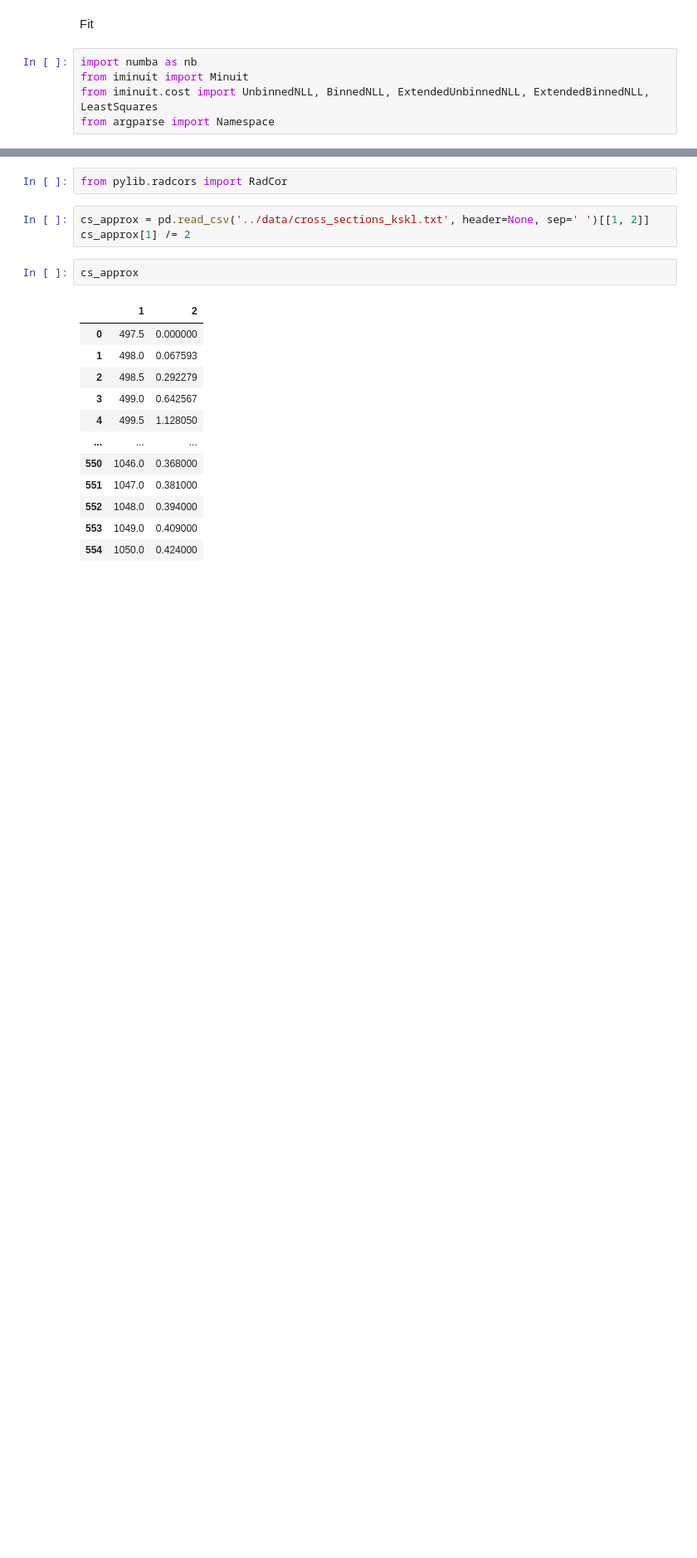
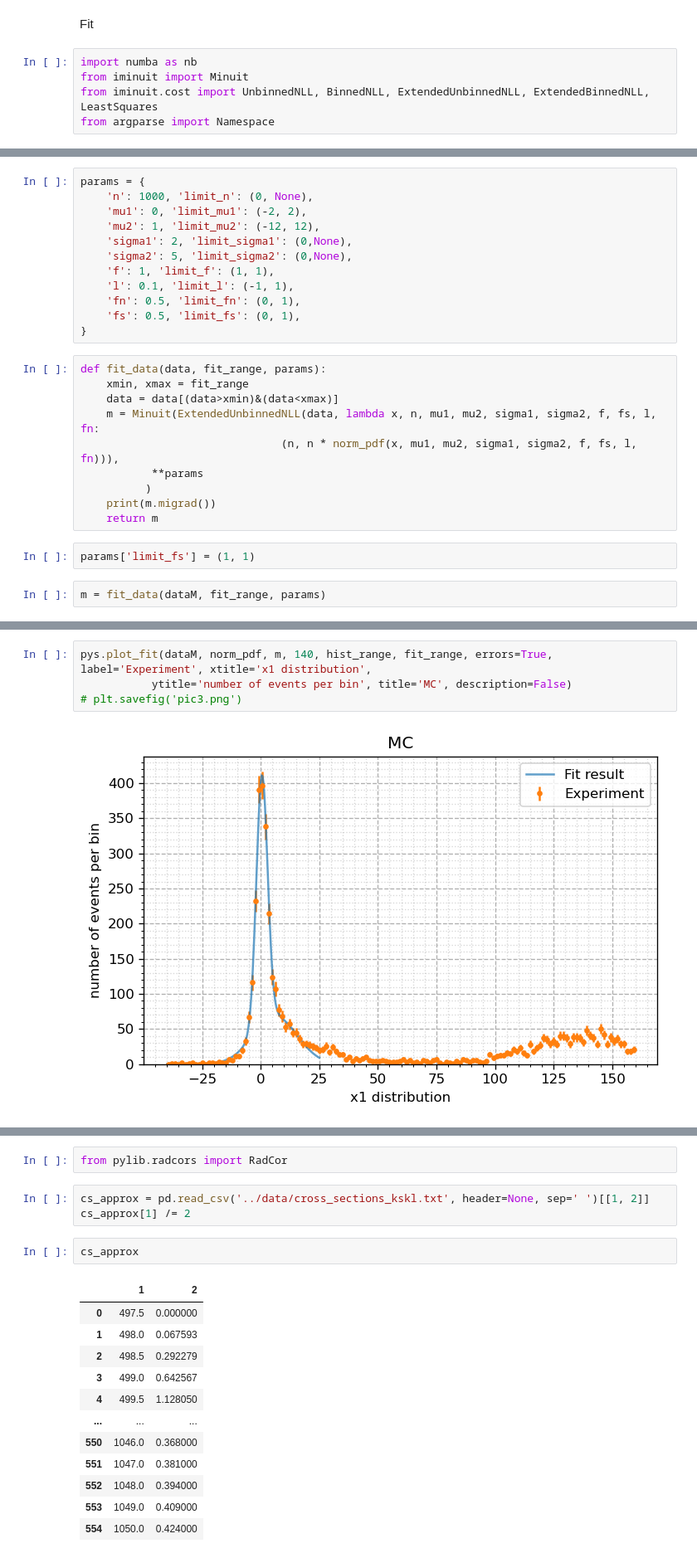
Before and after one commit to nikita-p/kskl20, a Jupyter notebook: notebooks/03. Cross section.ipynb, the cells around one changed output, grey strips where cells are left out. Shown at 83% size. Cells and saved outputs as stored; diff of their text form; blank space fills up the shorter version.

```diff
--- a/notebooks/03. Cross section.ipynb
+++ b/notebooks/03. Cross section.ipynb
@@ -156,0 +156,26 @@ NameError: name 'm' is not defined
+# %%
+params = {
+    'n': 1000, 'limit_n': (0, None),
+    'mu1': 0, 'limit_mu1': (-2, 2),
+    'mu2': 1, 'limit_mu2': (-12, 12),
+    'sigma1': 2, 'limit_sigma1': (0,None),
+    'sigma2': 5, 'limit_sigma2': (0,None),
+    'f': 1, 'limit_f': (1, 1),
+    'l': 0.1, 'limit_l': (-1, 1),
+    'fn': 0.5, 'limit_fn': (0, 1),
+    'fs': 0.5, 'limit_fs': (0, 1),
+}
+# %%
+def fit_data(data, fit_range, params):
+    xmin, xmax = fit_range
+    data = data[(data>xmin)&(data<xmax)]
+    m = Minuit(ExtendedUnbinnedNLL(data, lambda x, n, mu1, mu2, sigma1, sigma2, f, fs, l, fn:
+                               (n, n * norm_pdf(x, mu1, mu2, sigma1, sigma2, f, fs, l, fn))),
+           **params
+          )
+    print(m.migrad())
+    return m
+# %%
+params['limit_fs'] = (1, 1)
+# %%
+m = fit_data(dataM, fit_range, params)
@@ -156,0 +200,6 @@ NameError: name 'm' is not defined
+# %%
+pys.plot_fit(dataM, norm_pdf, m, 140, hist_range, fit_range, errors=True, label='Experiment', xtitle='x1 distribution',
+           ytitle='number of events per bin', title='MC', description=False)
+# plt.savefig('pic3.png')
+# %% [output]
+[figure, added]
```
Also changed, not shown: parts of 17 cells of this notebook, 4 other files.
